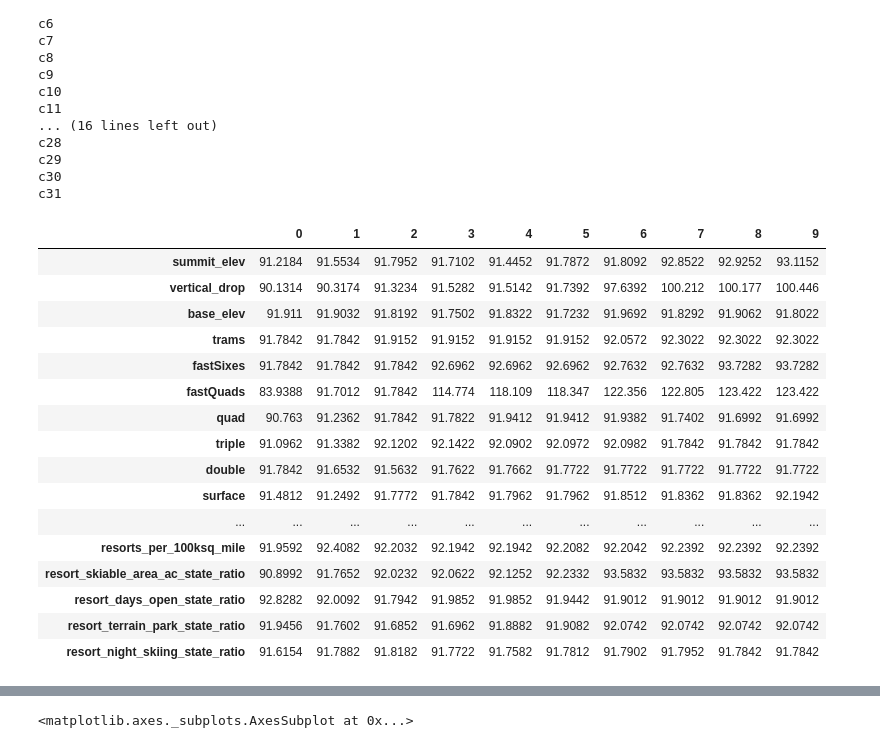
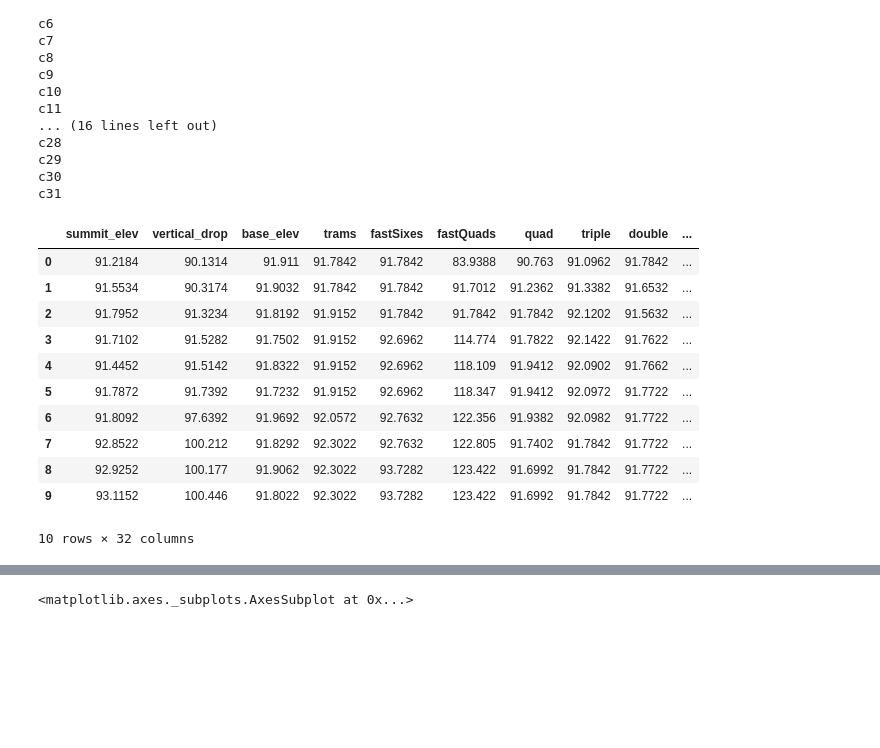
Before and after one commit to Smithright/Springboard, a Jupyter notebook: DataScienceGuidedCapstone-master/Step Six - Presentation Prep/06_presentation.ipynb, the cells around one changed output, grey strips where cells are left out. Saved outputs shown, nothing was run; the diff lists cells and outputs as text; code cells hidden in the pictures; blank space fills up the shorter version.

```diff
--- a/DataScienceGuidedCapstone-master/Step Six - Presentation Prep/06_presentation.ipynb
+++ b/DataScienceGuidedCapstone-master/Step Six - Presentation Prep/06_presentation.ipynb
@@ -80,22 +80,17 @@ c29
 c30
 c31
 # %%
-y_modelOutput.T
+y_modelOutput
 # %% [output]
-|  | 0 | 1 | 2 | 3 | 4 | 5 | 6 | 7 | 8 | 9 |
-| summit_elev | 91.2184 | 91.5534 | 91.7952 | 91.7102 | 91.4452 | 91.7872 | 91.8092 | 92.8522 | 92.9252 | 93.1152 |
-| vertical_drop | 90.1314 | 90.3174 | 91.3234 | 91.5282 | 91.5142 | 91.7392 | 97.6392 | 100.212 | 100.177 | 100.446 |
-| base_elev | 91.911 | 91.9032 | 91.8192 | 91.7502 | 91.8322 | 91.7232 | 91.9692 | 91.8292 | 91.9062 | 91.8022 |
-| trams | 91.7842 | 91.7842 | 91.9152 | 91.9152 | 91.9152 | 91.9152 | 92.0572 | 92.3022 | 92.3022 | 92.3022 |
-| fastSixes | 91.7842 | 91.7842 | 91.7842 | 92.6962 | 92.6962 | 92.6962 | 92.7632 | 92.7632 | 93.7282 | 93.7282 |
-| fastQuads | 83.9388 | 91.7012 | 91.7842 | 114.774 | 118.109 | 118.347 | 122.356 | 122.805 | 123.422 | 123.422 |
-| quad | 90.763 | 91.2362 | 91.7842 | 91.7822 | 91.9412 | 91.9412 | 91.9382 | 91.7402 | 91.6992 | 91.6992 |
-| triple | 91.0962 | 91.3382 | 92.1202 | 92.1422 | 92.0902 | 92.0972 | 92.0982 | 91.7842 | 91.7842 | 91.7842 |
-| double | 91.7842 | 91.6532 | 91.5632 | 91.7622 | 91.7662 | 91.7722 | 91.7722 | 91.7722 | 91.7722 | 91.7722 |
-| surface | 91.4812 | 91.2492 | 91.7772 | 91.7842 | 91.7962 | 91.7962 | 91.8512 | 91.8362 | 91.8362 | 92.1942 |
-| ... | ... | ... | ... | ... | ... | ... | ... | ... | ... | ... |
-| resorts_per_100ksq_mile | 91.9592 | 92.4082 | 92.2032 | 92.1942 | 92.1942 | 92.2082 | 92.2042 | 92.2392 | 92.2392 | 92.2392 |
-| resort_skiable_area_ac_state_ratio | 90.8992 | 91.7652 | 92.0232 | 92.0622 | 92.1252 | 92.2332 | 93.5832 | 93.5832 | 93.5832 | 93.5832 |
-| resort_days_open_state_ratio | 92.8282 | 92.0092 | 91.7942 | 91.9852 | 91.9852 | 91.9442 | 91.9012 | 91.9012 | 91.9012 | 91.9012 |
-| resort_terrain_park_state_ratio | 91.9456 | 91.7602 | 91.6852 | 91.6962 | 91.8882 | 91.9082 | 92.0742 | 92.0742 | 92.0742 | 92.0742 |
-| resort_night_skiing_state_ratio | 91.6154 | 91.7882 | 91.8182 | 91.7722 | 91.7582 | 91.7812 | 91.7902 | 91.7952 | 91.7842 | 91.7842 |
+|  | summit_elev | vertical_drop | base_elev | trams | fastSixes | fastQuads | quad | triple | double | ... |
+| 0 | 91.2184 | 90.1314 | 91.911 | 91.7842 | 91.7842 | 83.9388 | 90.763 | 91.0962 | 91.7842 | ... |
+| 1 | 91.5534 | 90.3174 | 91.9032 | 91.7842 | 91.7842 | 91.7012 | 91.2362 | 91.3382 | 91.6532 | ... |
+| 2 | 91.7952 | 91.3234 | 91.8192 | 91.9152 | 91.7842 | 91.7842 | 91.7842 | 92.1202 | 91.5632 | ... |
+| 3 | 91.7102 | 91.5282 | 91.7502 | 91.9152 | 92.6962 | 114.774 | 91.7822 | 92.1422 | 91.7622 | ... |
+| 4 | 91.4452 | 91.5142 | 91.8322 | 91.9152 | 92.6962 | 118.109 | 91.9412 | 92.0902 | 91.7662 | ... |
+| 5 | 91.7872 | 91.7392 | 91.7232 | 91.9152 | 92.6962 | 118.347 | 91.9412 | 92.0972 | 91.7722 | ... |
+| 6 | 91.8092 | 97.6392 | 91.9692 | 92.0572 | 92.7632 | 122.356 | 91.9382 | 92.0982 | 91.7722 | ... |
+| 7 | 92.8522 | 100.212 | 91.8292 | 92.3022 | 92.7632 | 122.805 | 91.7402 | 91.7842 | 91.7722 | ... |
+| 8 | 92.9252 | 100.177 | 91.9062 | 92.3022 | 93.7282 | 123.422 | 91.6992 | 91.7842 | 91.7722 | ... |
+| 9 | 93.1152 | 100.446 | 91.8022 | 92.3022 | 93.7282 | 123.422 | 91.6992 | 91.7842 | 91.7722 | ... |
+10 rows × 32 columns
```
Also changed, not shown: parts of 16 cells of this notebook.
